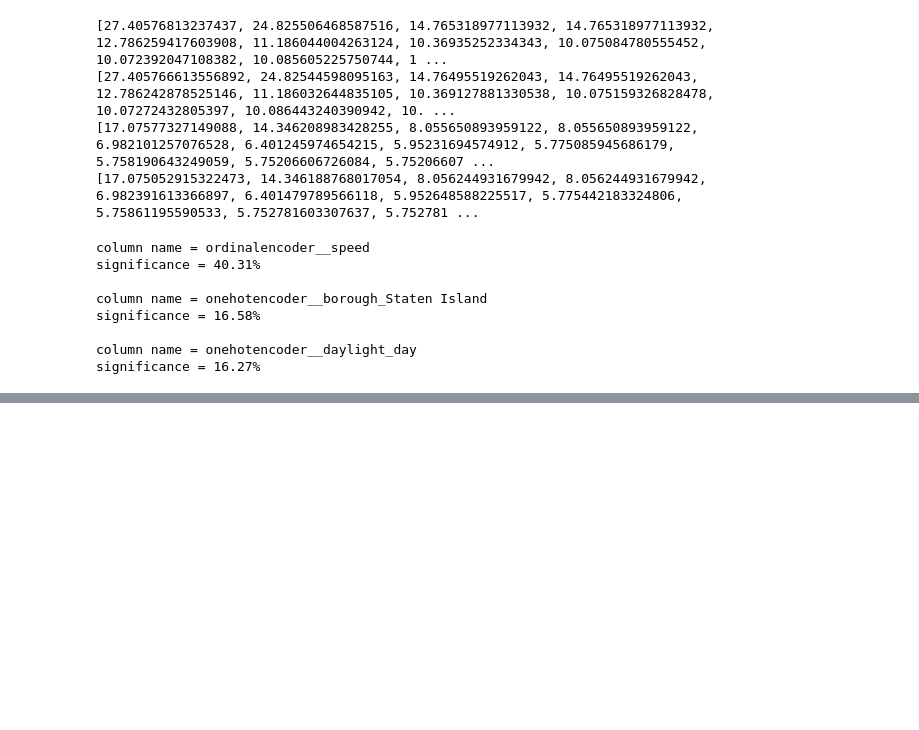
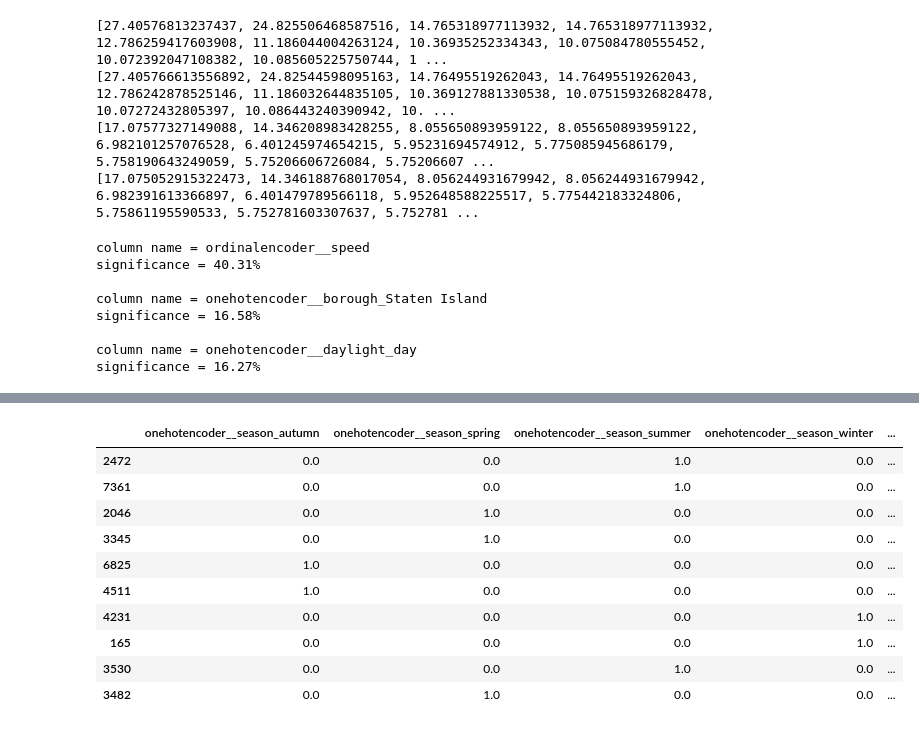
Before and after one commit to MAST30034-Applied-Data-Science/mast30034-project-1-aeross, a Jupyter notebook: notebooks/analysis.ipynb, the cells around one changed output, grey strips where cells are left out. Cells and saved outputs as stored; diff of their text form; code cells hidden in the pictures; blank space fills up the shorter version.

```diff
--- a/notebooks/analysis.ipynb
+++ b/notebooks/analysis.ipynb
@@ -281,0 +298,19 @@ plt.savefig("../plots/boro_crash.png")
+# %%
+# Both models perform very similarly, so it doesn't matter which one to choose
+# (I'm choosing GBR in this case)
+pred_df = pd.DataFrame(X_test, columns=column_names)
+pred_df["pred_count"] = np.rint(y_pred)
+# find the top 10 predicted values
+pred_df.sort_values(by="pred_count", ascending=False).drop_duplicates().head(10)
+# %% [output]
+|  | onehotencoder__season_autumn | onehotencoder__season_spring | onehotencoder__season_summer | onehotencoder__season_winter | ... |
+| 2472 | 0.0 | 0.0 | 1.0 | 0.0 | ... |
+| 7361 | 0.0 | 0.0 | 1.0 | 0.0 | ... |
+| 2046 | 0.0 | 1.0 | 0.0 | 0.0 | ... |
+| 3345 | 0.0 | 1.0 | 0.0 | 0.0 | ... |
+| 6825 | 1.0 | 0.0 | 0.0 | 0.0 | ... |
+| 4511 | 1.0 | 0.0 | 0.0 | 0.0 | ... |
+| 4231 | 0.0 | 0.0 | 0.0 | 1.0 | ... |
+| 165 | 0.0 | 0.0 | 0.0 | 1.0 | ... |
+| 3530 | 0.0 | 0.0 | 1.0 | 0.0 | ... |
+| 3482 | 0.0 | 1.0 | 0.0 | 0.0 | ... |
```
Also changed, not shown: parts of 7 cells of this notebook, 4 other files.
